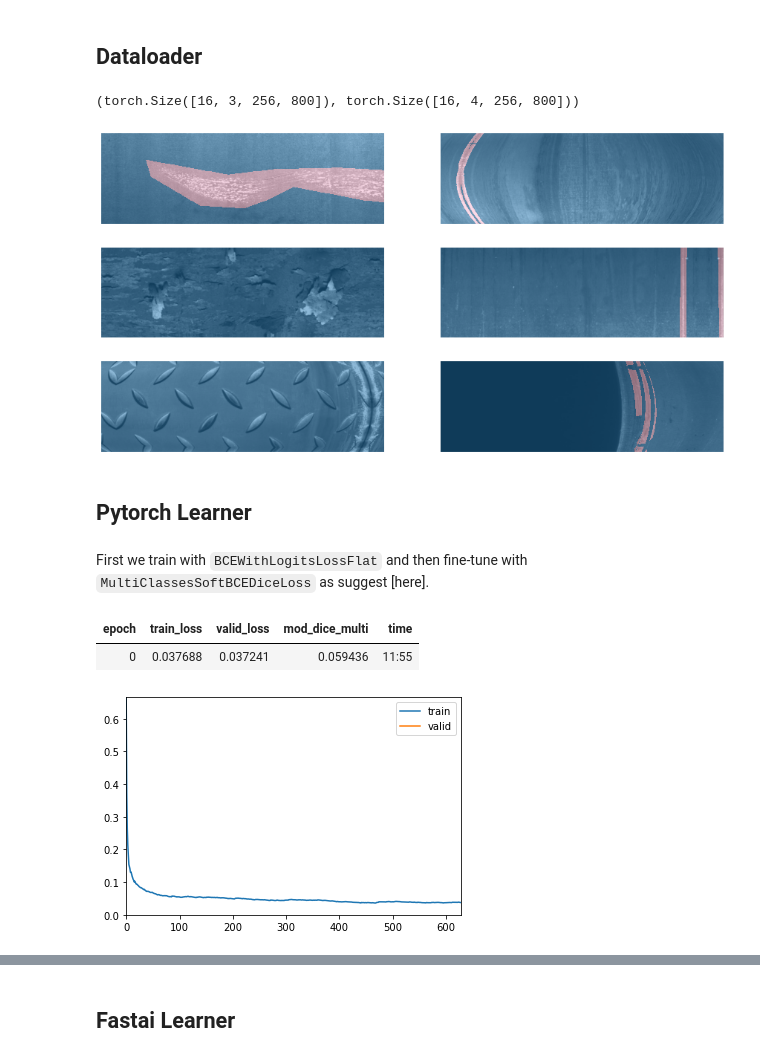
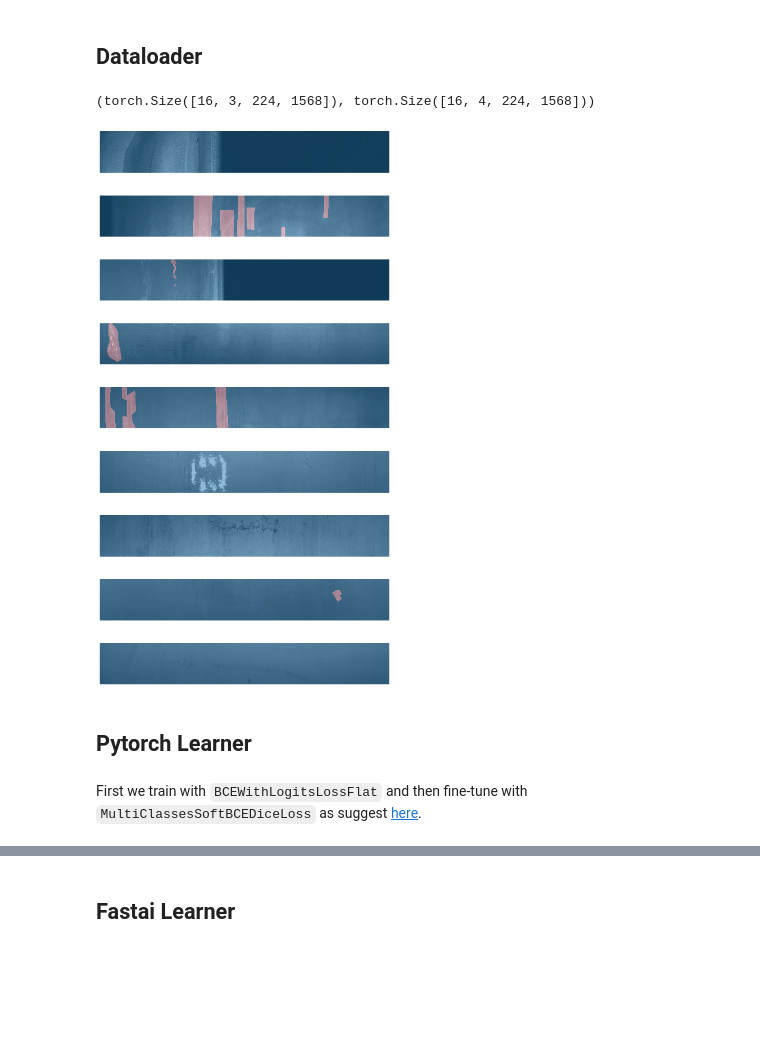
Before and after one commit to marcomatteo/steel_segmentation, a Jupyter notebook: nbs/_11_resnet18-UNET.ipynb, the cells around one changed output, grey strips where cells are left out. Saved outputs shown, nothing was run; the diff lists cells and outputs as text; code cells hidden in the pictures; blank space fills up the shorter version.

```diff
--- a/nbs/_11_resnet18-UNET.ipynb
+++ b/nbs/_11_resnet18-UNET.ipynb
@@ -64,17 +66,39 @@ Tue Apr  6 12:17:07 2021
 Actually testing the `get_segmnt_dls` Dataloader with `unet_learner` and `Learner` with `smp.Unet` architecure.
 # %% [markdown]
 ## Dataloader
+# %%
+def get_train_aug(height, width): return alb.Compose([
+    alb.OneOf([
+        alb.CropNonEmptyMaskIfExists(height, width, p=0.5),
+        alb.RandomCrop(height, width, p=0.5)
+    ], p=1.),
+    alb.OneOf([
+        alb.VerticalFlip(p=0.5),
+        alb.HorizontalFlip(p=0.5)], p=0.8),
+    alb.OneOf([
+        alb.Blur(p=0.2),
+        alb.CLAHE(p=0.5),
+        alb.JpegCompression(p=0.5)
+    ], p=0.8)
+])
+
+def get_valid_aug(height, width): return alb.Compose([alb.RandomCrop(height, width)])
+# %%
+size = (224,1568)
+# %%
+train_aug = get_train_aug(*size)
+valid_aug = get_train_aug(*size)
 # %%
-dls = get_segmnt_dls(bs=16, size=(256,800), device=device)
+dls = get_segmnt_dls(bs=16, train_aug=train_aug, valid_aug=valid_aug, device=device)
 # %%
 x, targ = dls.one_batch()
 x.shape, targ.shape
 # %% [output]
-(torch.Size([16, 3, 256, 800]), torch.Size([16, 4, 256, 800]))
+(torch.Size([16, 3, 224, 1568]), torch.Size([16, 4, 224, 1568]))
 # %%
-dls.show_batch(ncols=2, figsize=(15,8))
+dls.show_batch(ncols=1, figsize=(10,20))
 # %% [output]
-[figure, old version]
+[figure, new version]
 # %% [markdown]
 ## Pytorch Learner
 # %%
@@ -84,7 +108,7 @@ def opt_func(params, **kwargs): return OptimWrapper(torch.optim.Adam(params, **k
 # %%
 def splitter(m): return convert_params([[m.encoder], [m.decoder], [m.segmentation_head]])
 # %% [markdown]
-First we train with `BCEWithLogitsLossFlat` and then fine-tune with `MultiClassesSoftBCEDiceLoss` as suggest [here].
+First we train with `BCEWithLogitsLossFlat` and then fine-tune with `MultiClassesSoftBCEDiceLoss` as suggest [here](https://www.kaggle.com/c/severstal-steel-defect-detection/discussion/114254).
 # %%
 learn = Learner(dls=dls,
                 model=arch,
@@ -101,7 +121 @@ learn.freeze_to(-2)
-# %%
-learn.fit(1)
-# %% [output]
-| epoch | train_loss | valid_loss | mod_dice_multi | time |
-| 0 | 0.037688 | 0.037241 | 0.059436 | 11:55 |
-[figure, removed]
 # %%
```
Also changed, not shown: parts of 15 cells of this notebook, 5 other files.
